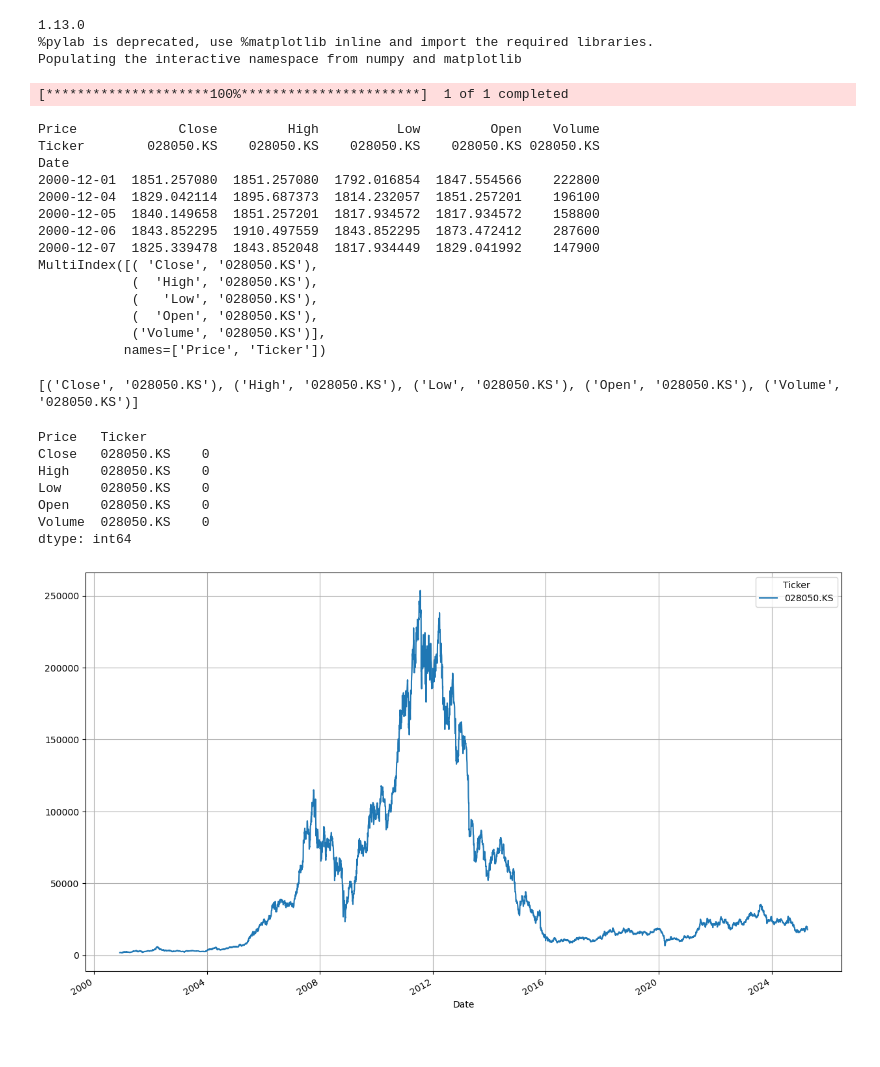
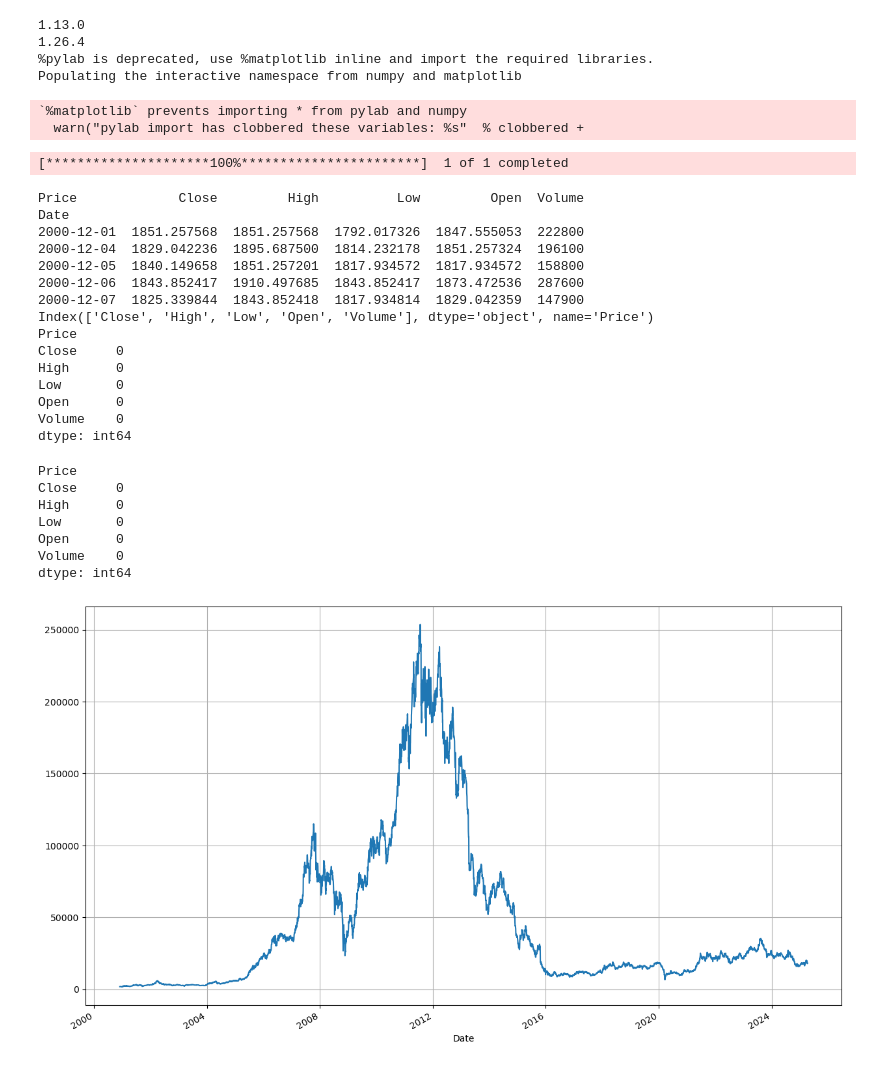
Before and after one commit to Jaeyoungkoh/JY-PJT1, a Jupyter notebook: LSTM.ipynb, the cells around one changed output. Drawn from its saved outputs; the diff is of its cells as text; code cells hidden in the pictures.

```diff
--- a/LSTM.ipynb
+++ b/LSTM.ipynb
@@ -1,5 +1,4 @@
 # %%
-
 import pandas as pd
 import pandas_datareader.data as pdr
 import datetime
@@ -14,60 +13,63 @@ from sklearn.metrics import mean_absolute_error
 import yfinance as yf
 import seaborn as sns
 import matplotlib.pyplot as plt
+import warnings
+warnings.simplefilter(action='ignore', category=FutureWarning)
 
 print(torch.__version__)
+print(np.__version__)
 %matplotlib inline
 %pylab inline
 pylab.rcParams['figure.figsize'] = (15, 9)
 # %% [output]
 1.13.0
+1.26.4
 %pylab is deprecated, use %matplotlib inline and import the required libraries.
 Populating the interactive namespace from numpy and matplotlib
+`%matplotlib` prevents importing * from pylab and numpy
+  warn("pylab import has clobbered these variables: %s"  % clobbered +
 # %%
 # We will look at stock prices over the past year, starting at January 1, 2016
 start = (2000, 12, 1)
-start = datetime.datetime(*start) # * 튜플에서 값을 "하나씩 꺼내서" 전달함
+start = datetime.datetime(*start)
 end = datetime.date.today()
+google = yf.download('028050.KS', start=start, end=end)
 
-google = yf.download('028050.KS', start, end)
-# if isinstance(google.columns, pd.MultiIndex):
-#     google.columns = google.columns.droplevel(1) # 두번째 Column index level 삭제
+if isinstance(google.columns, pd.MultiIndex):
+    google.columns = google.columns.get_level_values(0)
 
 print(google.head())
 print(google.columns)
+print(google.isna().sum())
 # %% [output]
 [*********************100%***********************]  1 of 1 completed
-Price             Close         High          Low         Open    Volume
-Ticker        028050.KS    028050.KS    028050.KS    028050.KS 028050.KS
+Price             Close         High          Low         Open  Volume
 Date
-2000-12-01  1851.257080  1851.257080  1792.016854  1847.554566    222800
-2000-12-04  1829.042114  1895.687373  1814.232057  1851.257201    196100
-2000-12-05  1840.149658  1851.257201  1817.934572  1817.934572    158800
-2000-12-06  1843.852295  1910.497559  1843.852295  1873.472412    287600
-2000-12-07  1825.339478  1843.852048  1817.934449  1829.041992    147900
-MultiIndex([( 'Close', '028050.KS'),
-            (  'High', '028050.KS'),
-            (   'Low', '028050.KS'),
-            (  'Open', '028050.KS'),
-            ('Volume', '028050.KS')],
-           names=['Price', 'Ticker'])
+2000-12-01  1851.257568  1851.257568  1792.017326  1847.555053  222800
+2000-12-04  1829.042236  1895.687500  1814.232178  1851.257324  196100
+2000-12-05  1840.149658  1851.257201  1817.934572  1817.934572  158800
+2000-12-06  1843.852417  1910.497685  1843.852417  1873.472536  287600
+2000-12-07  1825.339844  1843.852418  1817.934814  1829.042359  147900
+Index(['Close', 'High', 'Low', 'Open', 'Volume'], dtype='object', name='Price')
+Price
+Close     0
+High      0
+Low       0
+Open      0
+Volume    0
+dtype: int64
-# %%
-print(google.columns.tolist())
-# %% [output]
-[('Close', '028050.KS'), ('High', '028050.KS'), ('Low', '028050.KS'), ('Open', '028050.KS'), ('Volume', '028050.KS')]
 # %%
 google.Low.plot(grid=True)
-google.tail()
 print(google.isna().sum())
 # %% [output]
-Price   Ticker
-Close   028050.KS    0
-High    028050.KS    0
-Low     028050.KS    0
-Open    028050.KS    0
-Volume  028050.KS    0
+Price
+Close     0
+High      0
+Low       0
+Open      0
+Volume    0
 dtype: int64
-[figure, old version]
+[figure, new version]
 # %%
 # Dataset : i번째 record 값을 주는 역할
 # x_frames : 최근 n일
```
Also changed, not shown: parts of 15 cells of this notebook.
